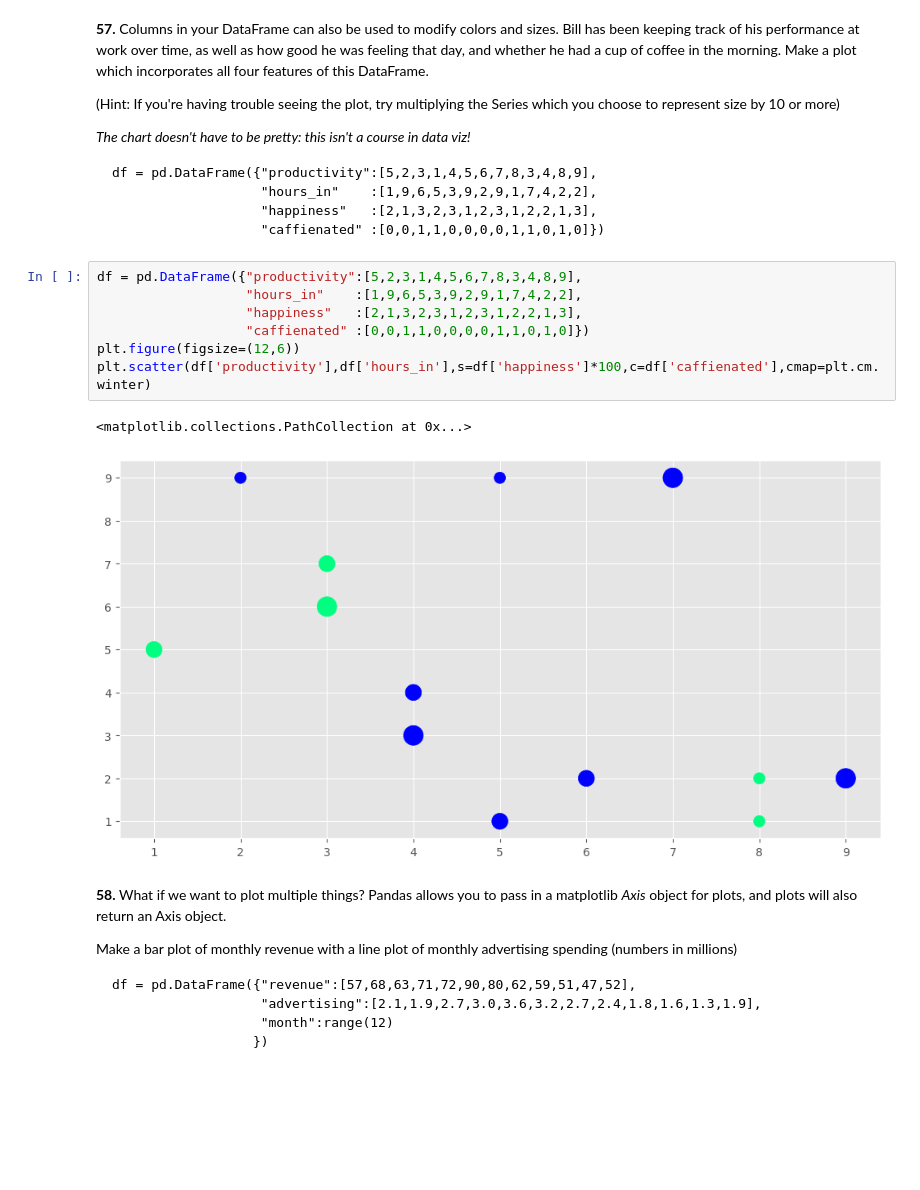
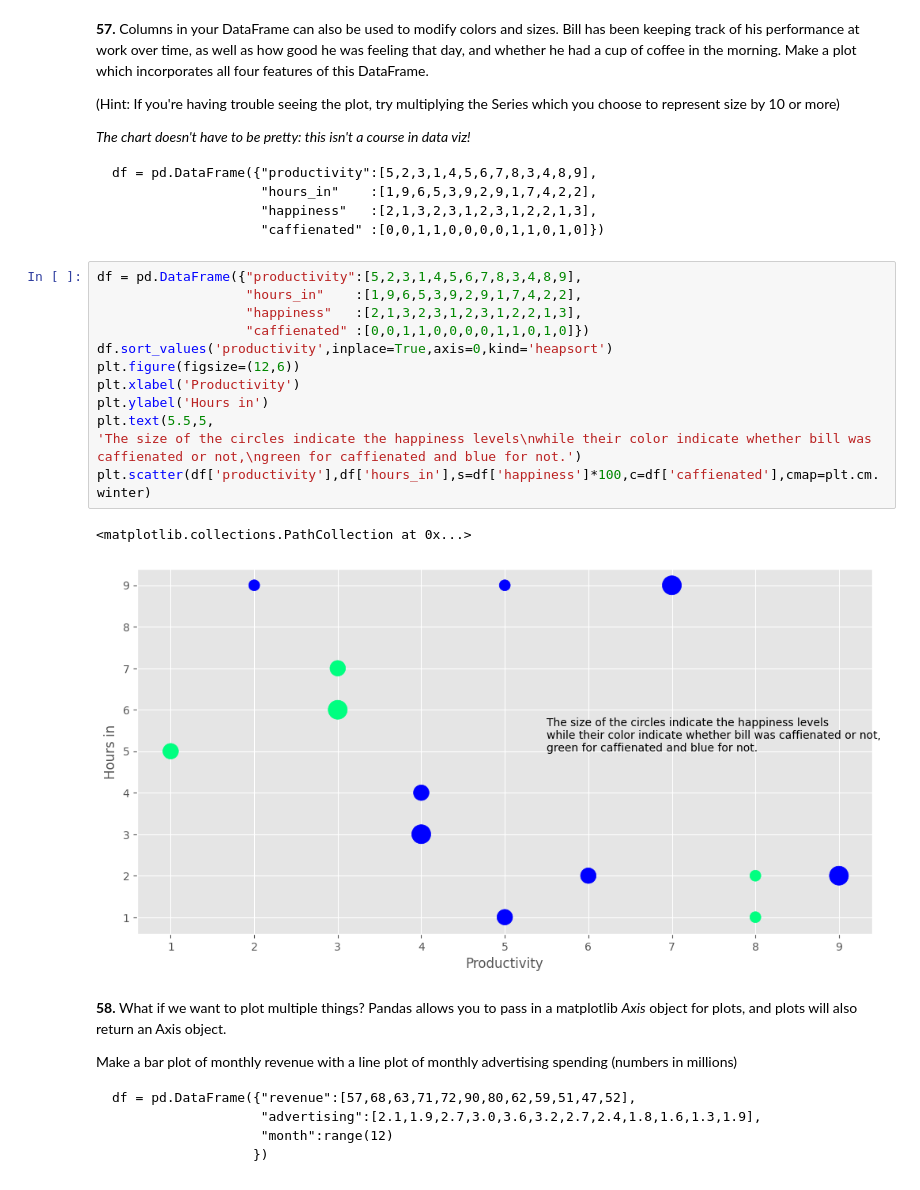
Before and after one commit to markmbarak8/100-pandas-puzzles-solved-, a Jupyter notebook: 100-pandas-puzzles.ipynb, the cells around one changed output. Saved outputs shown, nothing was run; the diff lists cells and outputs as text; blank space fills up the shorter version.

```diff
--- a/100-pandas-puzzles.ipynb
+++ b/100-pandas-puzzles.ipynb
@@ -1247,13 +1247,18 @@ df = pd.DataFrame({"productivity":[5,2,3,1,4,5,6,7,8,3,4,8,9],
 # %%
 df = pd.DataFrame({"productivity":[5,2,3,1,4,5,6,7,8,3,4,8,9],
                    "hours_in"    :[1,9,6,5,3,9,2,9,1,7,4,2,2],
                    "happiness"   :[2,1,3,2,3,1,2,3,1,2,2,1,3],
                    "caffienated" :[0,0,1,1,0,0,0,0,1,1,0,1,0]})
+df.sort_values('productivity',inplace=True,axis=0,kind='heapsort')
 plt.figure(figsize=(12,6))
+plt.xlabel('Productivity')
+plt.ylabel('Hours in')
+plt.text(5.5,5,
+'The size of the circles indicate the happiness levels\nwhile their color indicate whether bill was caffienated or not,\ngreen for caffienated and blue for not.')
 plt.scatter(df['productivity'],df['hours_in'],s=df['happiness']*100,c=df['caffienated'],cmap=plt.cm.winter)
 # %% [output]
 <matplotlib.collections.PathCollection at 0x...>
-[figure, old version]
+[figure, new version]
 # %% [markdown]
 **58.**  What if we want to plot multiple things?  Pandas allows you to pass in a matplotlib *Axis* object for plots, and plots will also return an Axis object.
 
```
Also changed, not shown: parts of 8 cells of this notebook.
